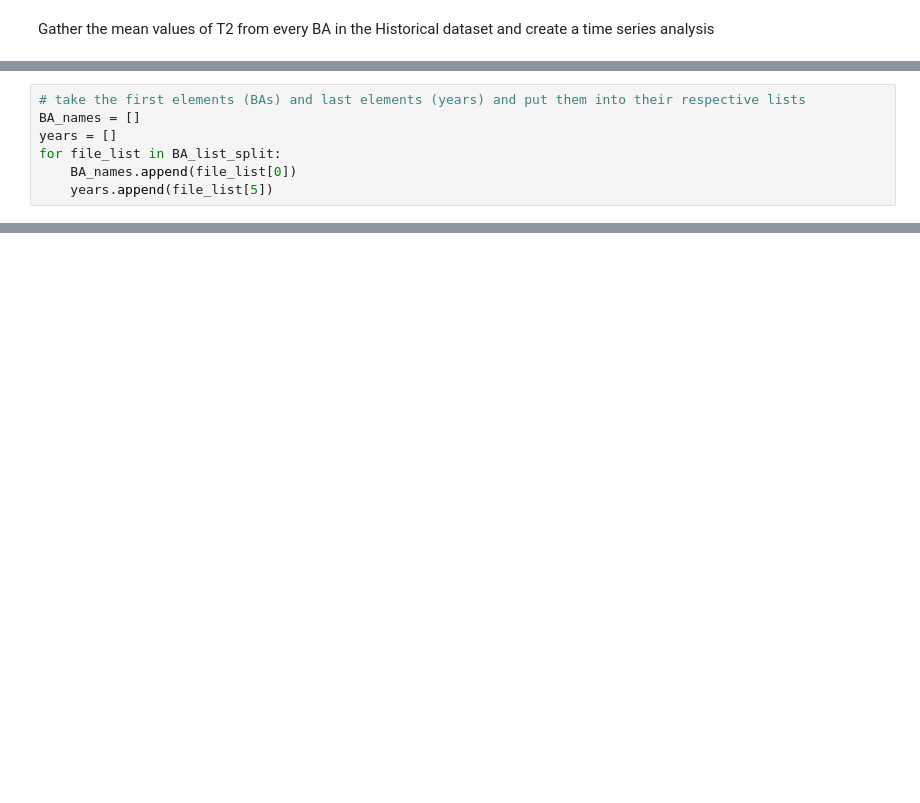
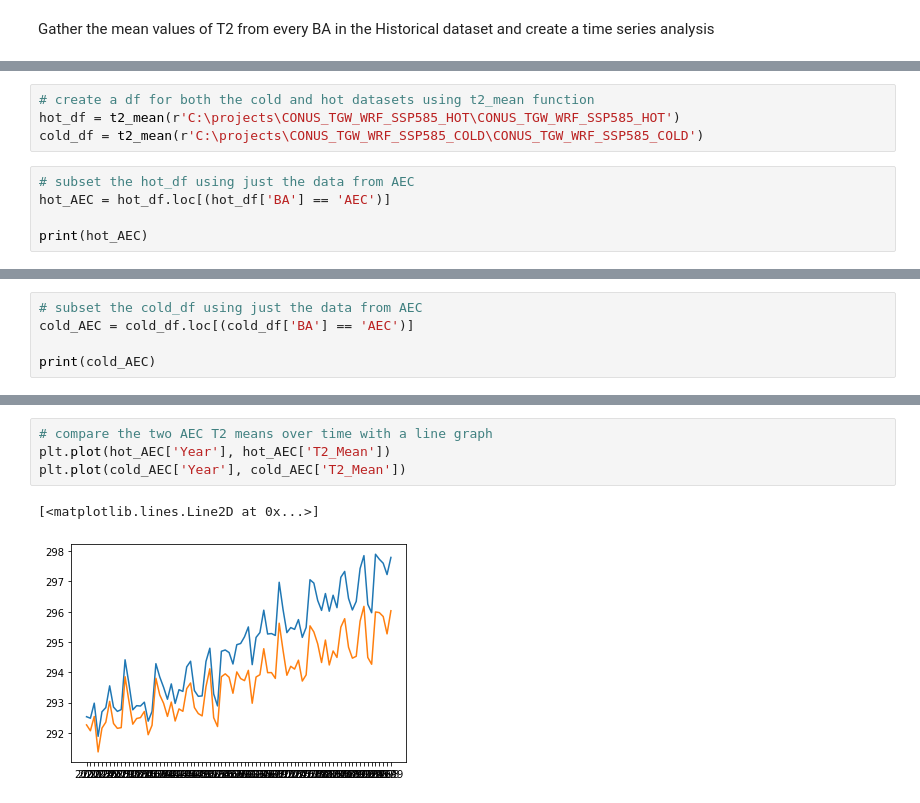
Before and after one commit to IMMM-SFA/misha_code, a Jupyter notebook: historical_means.ipynb, the cells around one changed output, grey strips where cells are left out. Cells and saved outputs as stored; diff of their text form; blank space fills up the shorter version.

Commit message:
cleans and comments code, updates function

```diff
--- a/historical_means.ipynb
+++ b/historical_means.ipynb
@@ -68,7 +14,0 @@ for name in BA_list:
-# %%
-# take the first elements (BAs) and last elements (years) and put them into their respective lists
-BA_names = []
-years = []
-for file_list in BA_list_split:
-    BA_names.append(file_list[0])
-    years.append(file_list[5])
@@ -177,0 +57,9 @@ t2_mean(hot_files)
+# %%
+# create a df for both the cold and hot datasets using t2_mean function
+hot_df = t2_mean(r'C:\projects\CONUS_TGW_WRF_SSP585_HOT\CONUS_TGW_WRF_SSP585_HOT')
+cold_df = t2_mean(r'C:\projects\CONUS_TGW_WRF_SSP585_COLD\CONUS_TGW_WRF_SSP585_COLD')
+# %%
+# subset the hot_df using just the data from AEC
+hot_AEC = hot_df.loc[(hot_df['BA'] == 'AEC')]
+
+print(hot_AEC)
@@ -177,0 +81,5 @@ t2_mean(hot_files)
+# %%
+# subset the cold_df using just the data from AEC
+cold_AEC = cold_df.loc[(cold_df['BA'] == 'AEC')]
+
+print(cold_AEC)
@@ -177,0 +101,7 @@ t2_mean(hot_files)
+# %%
+# compare the two AEC T2 means over time with a line graph
+plt.plot(hot_AEC['Year'], hot_AEC['T2_Mean'])
+plt.plot(cold_AEC['Year'], cold_AEC['T2_Mean'])
+# %% [output]
+[<matplotlib.lines.Line2D at 0x...>]
+[figure, added]
```
Also changed, not shown: parts of 17 cells of this notebook.
